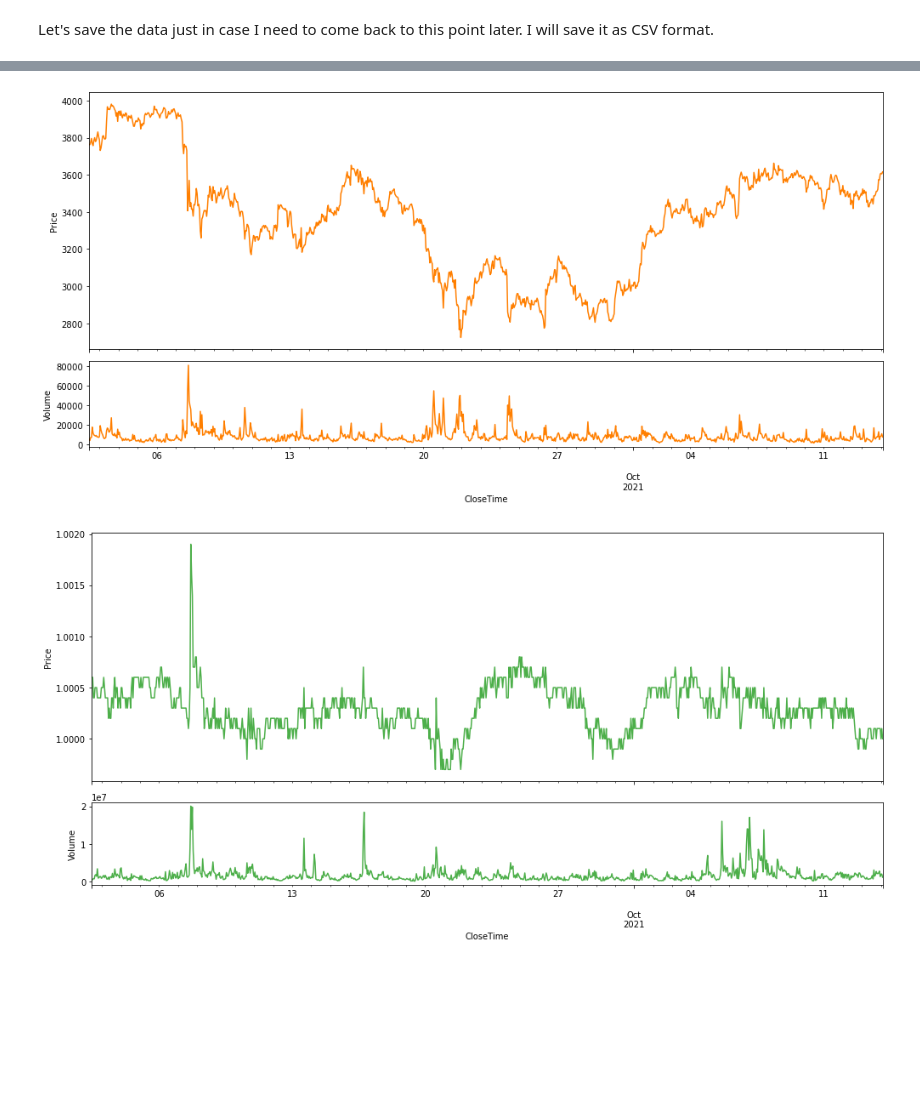
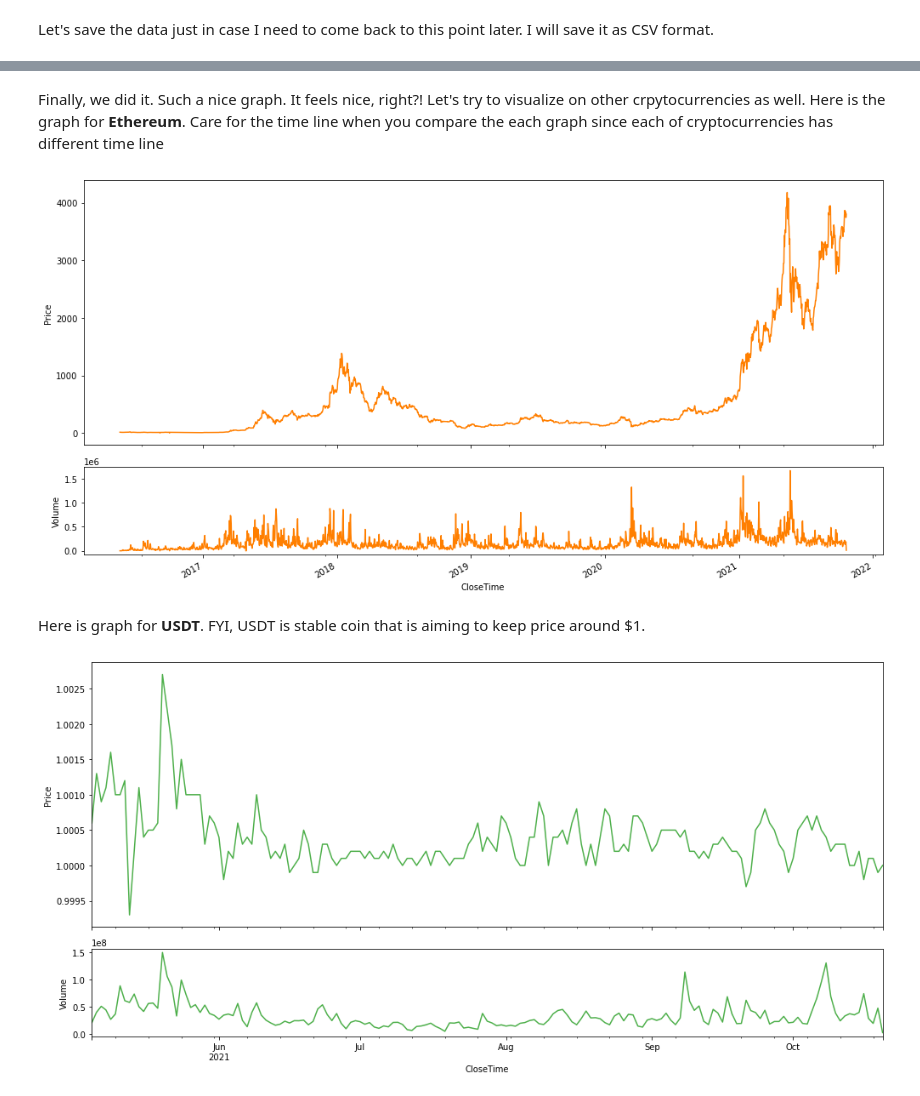
Before and after one commit to dj9678/ds_crypto_analysis, a Jupyter notebook: crypto_analytics.ipynb, the cells around one changed output, grey strips where cells are left out. Drawn from its saved outputs; the diff is of its cells as text; code cells hidden in the pictures; blank space fills up the shorter version.

Commit message:
feat: change the time unit and add some comments

```diff
--- a/crypto_analytics.ipynb
+++ b/crypto_analytics.ipynb
@@ -95,33 +94,37 @@ fig.tight_layout()
+# %% [markdown]
+Finally, we did it. Such a nice graph. It feels nice, right?! Let's try to visualize on other crpytocurrencies as well. Here is the graph for **Ethereum**. Care for the time line when you compare the each graph since each of cryptocurrencies has different time line
 # %%
-req2 = requests.get('https://api.cryptowat.ch/markets/coinbase-pro/ethusd/ohlc', params={'periods': '3600'})
+req2 = requests.get('https://api.cryptowat.ch/markets/coinbase-pro/ethusd/ohlc', params={'periods': '86400'})
 data2 = req2.json()
 
-df2 = pd.DataFrame(data2['result']['3600'], columns=[
+df2 = pd.DataFrame(data2['result']['86400'], columns=[
     'CloseTime', 'OpenPrice', 'HighPrice', 'LowPrice', 'ClosePrice', 'Volume', 'QuoteVolume'
 ])
 
 df2.drop(columns=['QuoteVolume'], inplace=True)
 df2['CloseTime'] = pd.to_datetime(df2['CloseTime'], unit='s')
 df2.set_index('CloseTime', inplace=True)
 df2.head()
-df2.to_csv('dat2.csv', index=False)
+df2.to_csv('data2.csv', index=True)
 
 fig, (ax1, ax2) = plt.subplots(2, 1, sharex=True, figsize=(14, 7), gridspec_kw = {'height_ratios':[3, 1]})
 df2['ClosePrice'].plot(ax=ax1, color='#ff7f00')
 ax1.set_xlabel('Close Time')
 ax1.set_ylabel('Price')
 
 df2['Volume'].plot(ax=ax2, color='#ff7f00')
 ax2.set_ylabel('Volume')
 
 fig.tight_layout()
 # %% [output]
-[figure, old version]
+[figure, new version]
+# %% [markdown]
+Here is graph for **USDT**. FYI, USDT is stable coin that is aiming to keep price around $1.
 # %%
-req3 = requests.get('https://api.cryptowat.ch/markets/coinbase-pro/usdtusd/ohlc', params={'periods': '3600'})
+req3 = requests.get('https://api.cryptowat.ch/markets/coinbase-pro/usdtusd/ohlc', params={'periods': '86400'})
 data3 = req3.json()
 
-df3 = pd.DataFrame(data3['result']['3600'], columns=[
+df3 = pd.DataFrame(data3['result']['86400'], columns=[
     'CloseTime', 'OpenPrice', 'HighPrice', 'LowPrice', 'ClosePrice', 'Volume', 'QuoteVolume'
 ])
 
@@ -129,7 +132,7 @@ df3.drop(columns=['QuoteVolume'], inplace=True)
 df3['CloseTime'] = pd.to_datetime(df3['CloseTime'], unit='s')
 df3.set_index('CloseTime', inplace=True)
 df3.head()
-df3.to_csv('data3.csv', index=False)
+df3.to_csv('data3.csv', index=True)
 
 fig, (ax1, ax2) = plt.subplots(2, 1, sharex=True, figsize=(14, 7), gridspec_kw = {'height_ratios':[3, 1]})
 df3['ClosePrice'].plot(ax=ax1, color='#4daf4a')
@@ -141,4 +144,4 @@ ax2.set_ylabel('Volume')
 
 fig.tight_layout()
 # %% [output]
-[figure, old version]
+[figure, new version]
```
Also changed, not shown: parts of 37 cells of this notebook.
